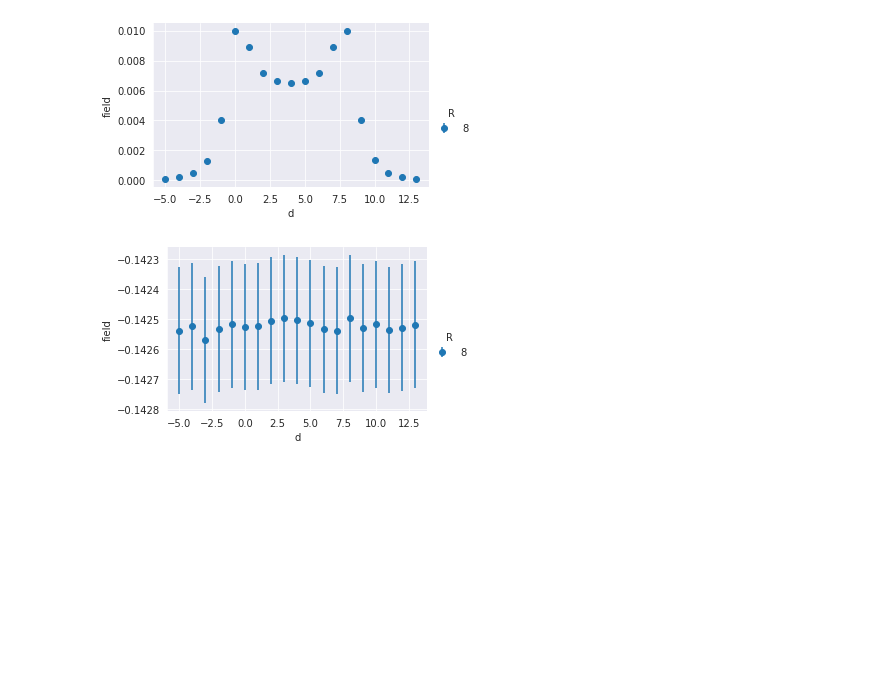
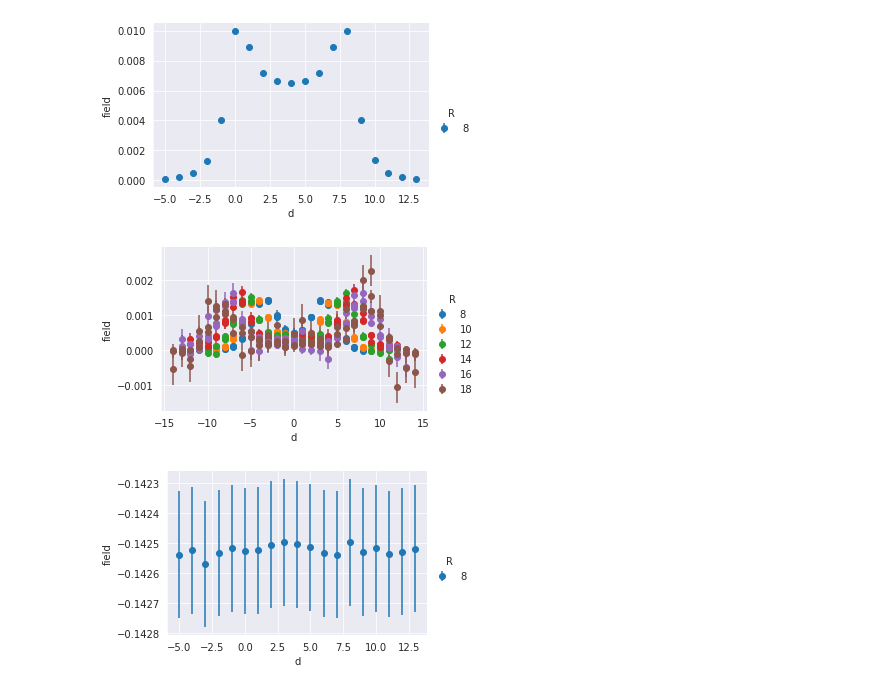
Before and after one commit to ilyakudrov/observables, a Jupyter notebook: python_jupyter/flux_tube_results.ipynb, the cells around one changed output. Drawn from its saved outputs; the diff is of its cells as text; code cells hidden in the pictures; blank space fills up the shorter version.

```diff
--- a/python_jupyter/flux_tube_results.ipynb
+++ b/python_jupyter/flux_tube_results.ipynb
@@ -131,6 +131,10 @@ plot_time_dependence_wilson('00', 'monopole', '32^4')
 [figure]
 [figure]
 [figure]
+# %%
+plot_time_dependence_wilson('05', '/', '40^4')
+# %% [output]
+[figure, added]
 # %%
 def plot_time_dependence_schwinger(mu, monopole, lattice_size):
     df_data = pd.read_csv(f"../result/flux_tube_schwinger/{monopole}/qc2dstag/{lattice_size}/flux_tube_electric_mu=0.{mu}.csv", index_col=None)
```
Also changed, not shown: 3 other files.
